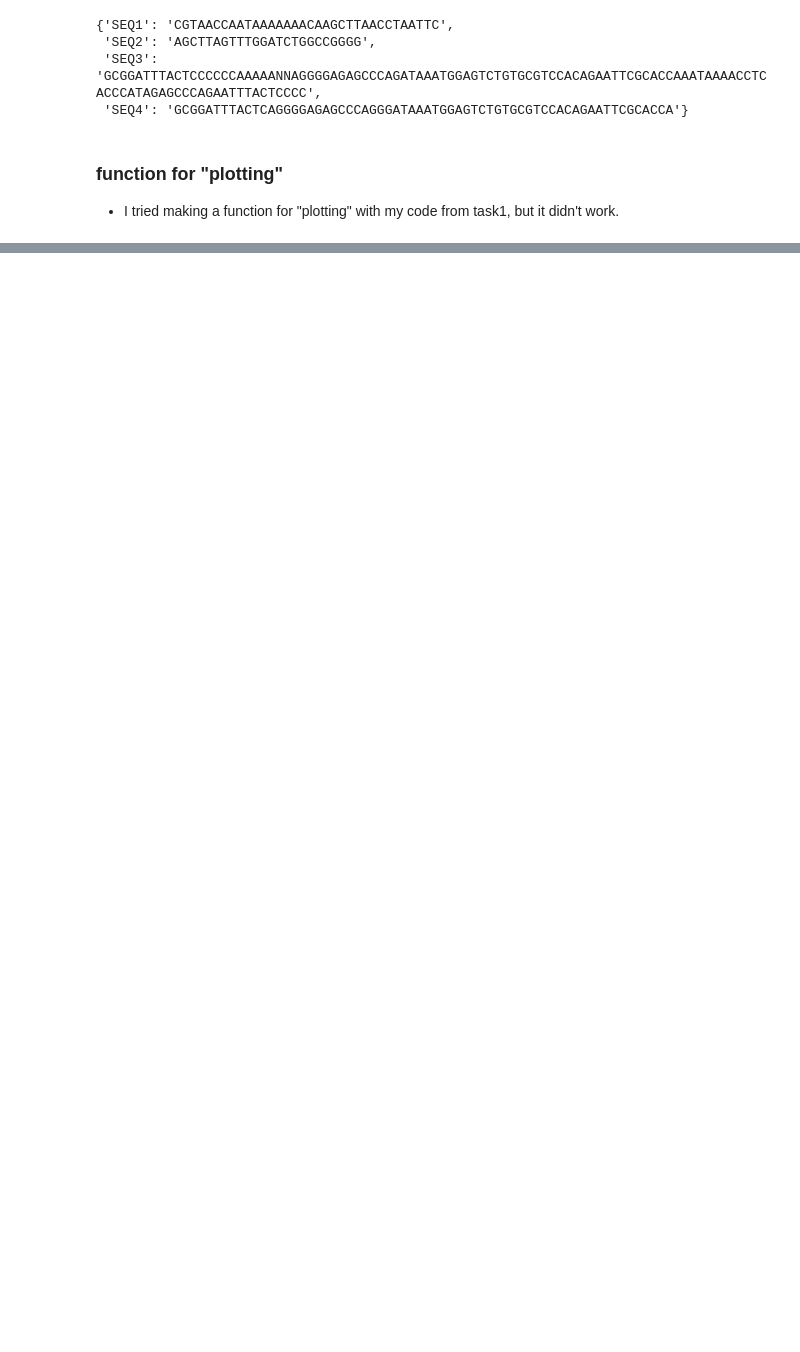
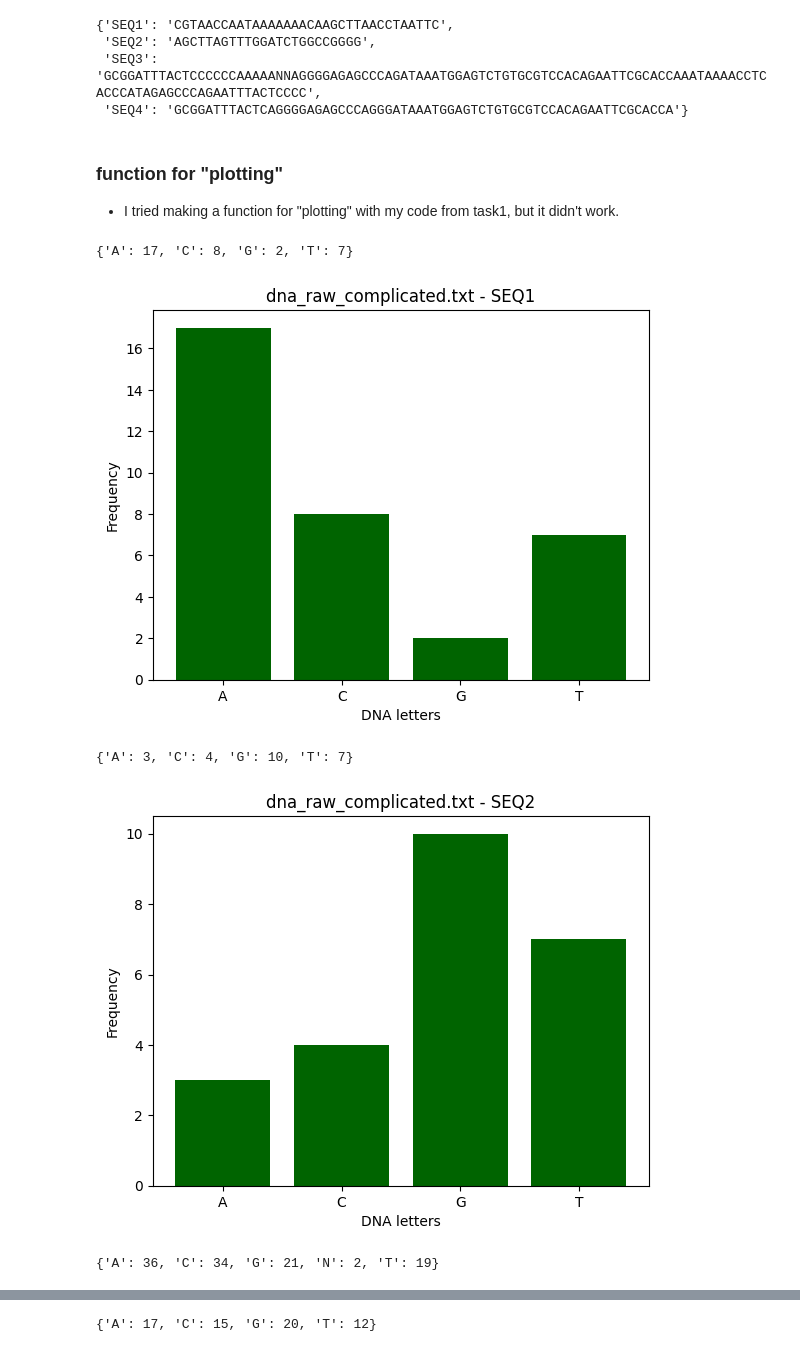
Before and after one commit to LisaYllander92/LAB1_Lisa_yllander_DE25, a Jupyter notebook: LAB_1.ipynb, the cells around one changed output, grey strips where cells are left out. Drawn from its saved outputs; the diff is of its cells as text; code cells hidden in the pictures; blank space fills up the shorter version.

```diff
--- a/LAB_1.ipynb
+++ b/LAB_1.ipynb
@@ -203,11 +242,56 @@ seq_file("dna_raw_complicated.txt")
 ### function for "plotting"
 - I tried making a function for "plotting" with my code from task1, but it didn't work.
 # %%
-
-def plot_dict(dna_dict):
+# I create a function that receives two arguments,
+# the second (file_name) one is just to show the name of the file (its not really necessary)
+def plot_dict(dna_dict, file_name=""):
 
     # I use a for-loop (like in task1) to loop through each key and value in the dictionary,
-    # and give each key and value an index, this time starting from 1
+    # and give each key and value an index
     for i, (seq_ids, letter) in enumerate(dna_dict.items()):
         # counts each letter in value
         count = Counter(letter)
+
+        # Here i sort my dictionary to get the letters in alphabetically order
+        # this time, iside of the loop insted of saving each key, value pair in its own dictionary
+        # and THEN sort them one by one
+        sorted_dict = dict(sorted(count.items()))
+
+        # I wanted to se the counted letters to know it was right
+        print(sorted_dict)
+
+        # Assigne the "keys" (titels) to 'x', and the values (letters) to 'y'
+        x = list(sorted_dict.keys())
+        y = list(sorted_dict.values())
+
+        # Creating a bar chart with 'x' and 'y', giving it a color
+        plt.bar(x, y, color = "darkgreen")
+        # (A little bit sad I could't (don't know how to) get different colors)
+
+        # Using the 'file_name' in the titel to show what file it is,
+        # and 'seq_ids' which sequence were on
+        plt.title(f"{file_name} - {seq_ids}")
+        plt.xlabel("DNA letters")
+        plt.ylabel("Frequency")
+        plt.show()
+
+
+
+# Here I test with the "dna_raw_complicated.txt"-file:
+# First I just tried:
+# plot_dict(seq_file) because i already put in the textfile into that function,
+# I tried different ways to solv it and couldn't fint the solution so I asked LLM for help
+
+# I read in "dna_raw_complicated.txt" with 'filename' from 'seq_file'
+filename = "dna_raw_complicated.txt"
+# Here i'm "getting" my function from above and storing the result from that function in a variable
+seq_data = seq_file(filename)
+# Then I "send" the dictionary (text_dict) from 'seq_file' to this function (plot_dict)
+# and assigne the 'file_name' to 'filename' ("dna_raw_complicated.txt")
+plot_dict(seq_data, file_name = filename)
+# %% [output]
+{'A': 17, 'C': 8, 'G': 2, 'T': 7}
+[figure, added]
+{'A': 3, 'C': 4, 'G': 10, 'T': 7}
+[figure, added]
+{'A': 36, 'C': 34, 'G': 21, 'N': 2, 'T': 19}
@@ -213,0 +299 @@ def plot_dict(dna_dict):
+{'A': 17, 'C': 15, 'G': 20, 'T': 12}
```
Also changed, not shown: parts of 11 cells of this notebook.
